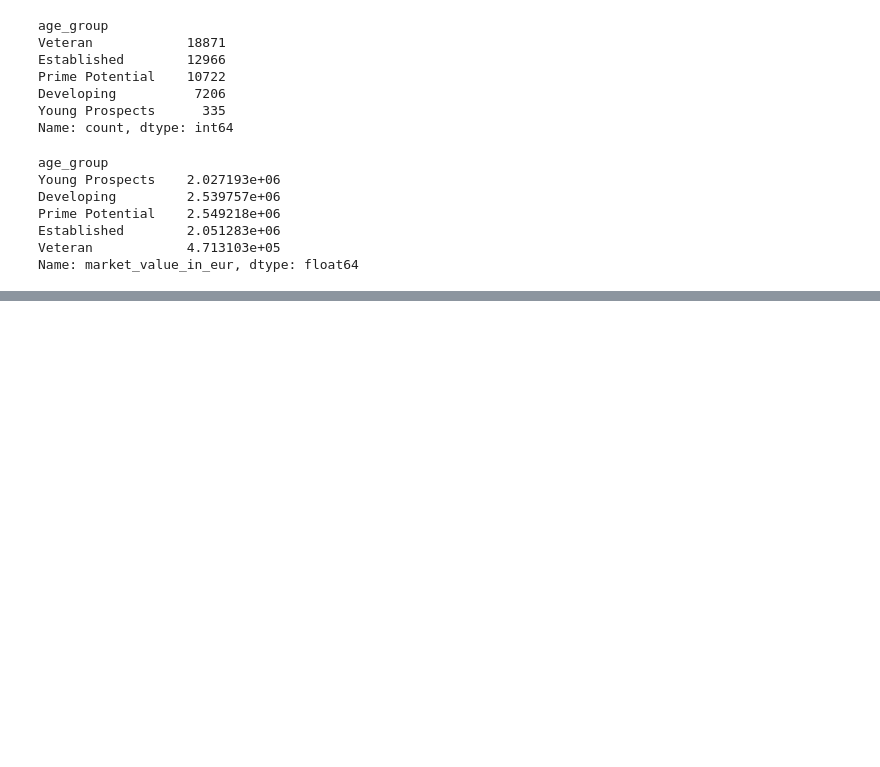
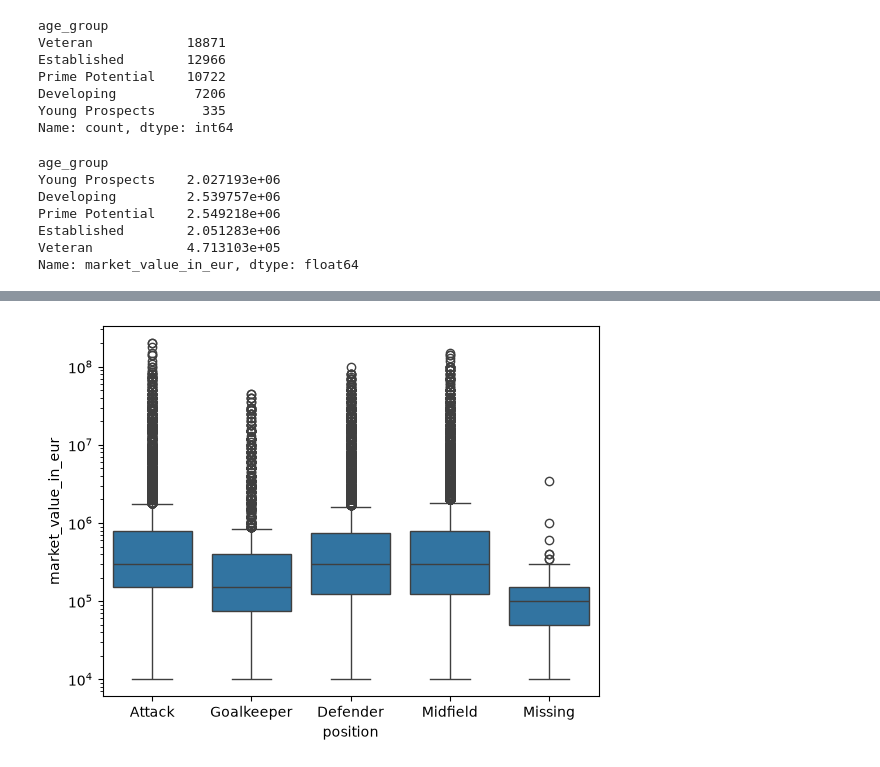
Before and after one commit to ksachdeva04/football-scouting-transfer-intelligence, a Jupyter notebook: notebooks/01-player-analysis.ipynb, the cells around one changed output, grey strips where cells are left out. Drawn from its saved outputs; the diff is of its cells as text; code cells hidden in the pictures; blank space fills up the shorter version.

```diff
--- a/notebooks/01-player-analysis.ipynb
+++ b/notebooks/01-player-analysis.ipynb
@@ -349,0 +416,5 @@ Name: market_value_in_eur, dtype: float64
+# %%
+pos_box=sns.boxplot(players,x='position',y='market_value_in_eur')
+pos_box.set_yscale("log")
+# %% [output]
+[figure, added]
```
Also changed, not shown: parts of 9 cells of this notebook.
